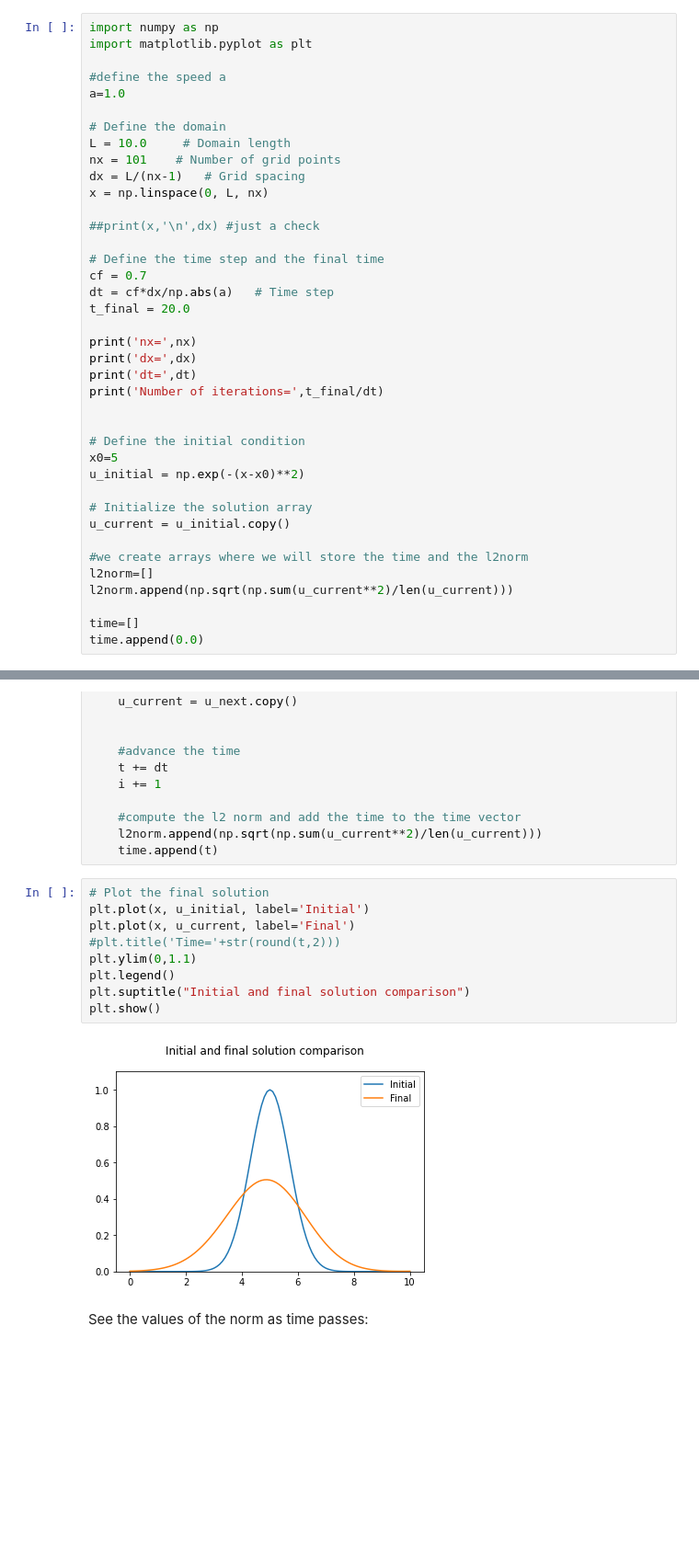
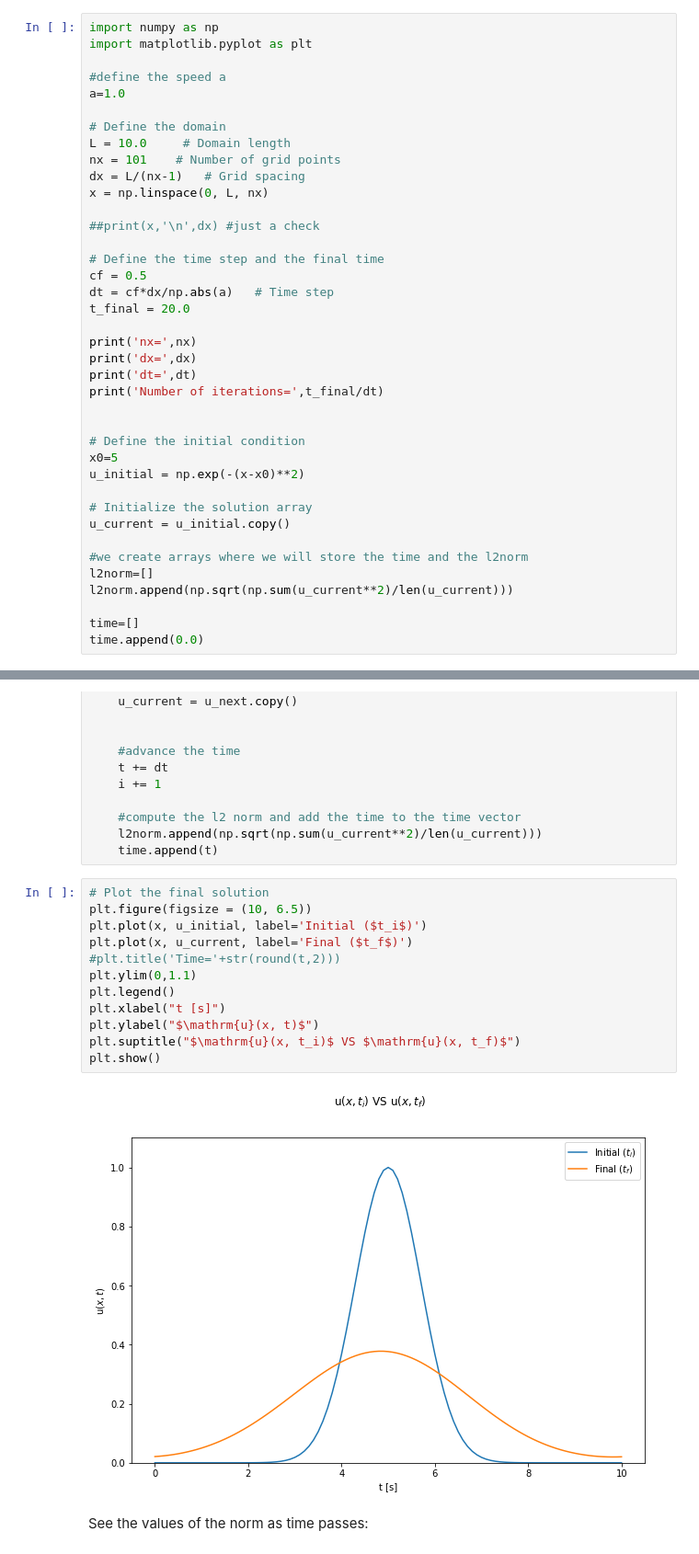
Before and after one commit to nicolegrillo/numerical_relativity_2023, a Jupyter notebook: Advection/Advection_Equation_LF.ipynb, the cells around one changed output, grey strips where cells are left out. Shown: that part at 92% size. Drawn from its saved outputs; the diff is of its cells as text; blank space fills up the shorter version.

```diff
--- a/Advection/Advection_Equation_LF.ipynb
+++ b/Advection/Advection_Equation_LF.ipynb
@@ -22,7 +22,7 @@ x = np.linspace(0, L, nx)
 ##print(x,'\n',dx) #just a check
 
 # Define the time step and the final time
-cf = 0.7
+cf = 0.5
 dt = cf*dx/np.abs(a)   # Time step
 t_final = 20.0
 
@@ -92,15 +92,18 @@ while t < t_final:
     time.append(t)
 # %%
 # Plot the final solution
-plt.plot(x, u_initial, label='Initial')
-plt.plot(x, u_current, label='Final')
+plt.figure(figsize = (10, 6.5))
+plt.plot(x, u_initial, label='Initial ($t_i$)')
+plt.plot(x, u_current, label='Final ($t_f$)')
 #plt.title('Time='+str(round(t,2)))
 plt.ylim(0,1.1)
 plt.legend()
-plt.suptitle("Initial and final solution comparison")
+plt.xlabel("t [s]")
+plt.ylabel("$\mathrm{u}(x, t)$")
+plt.suptitle("$\mathrm{u}(x, t_i)$ VS $\mathrm{u}(x, t_f)$")
 plt.show()
 # %% [output]
-[figure, old version]
+[figure, new version]
 # %% [markdown]
 See the values of the norm as time passes:
 # %%
```
Also changed, not shown: parts of 5 cells of this notebook, 55 other files.
